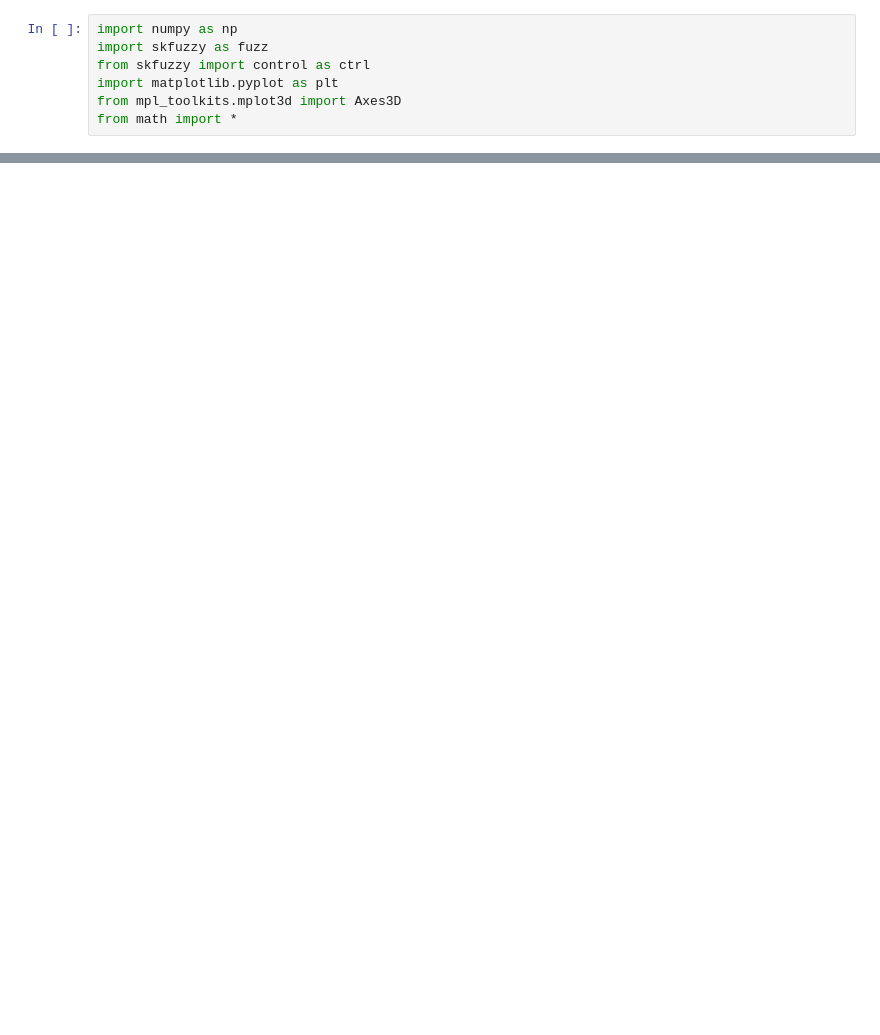
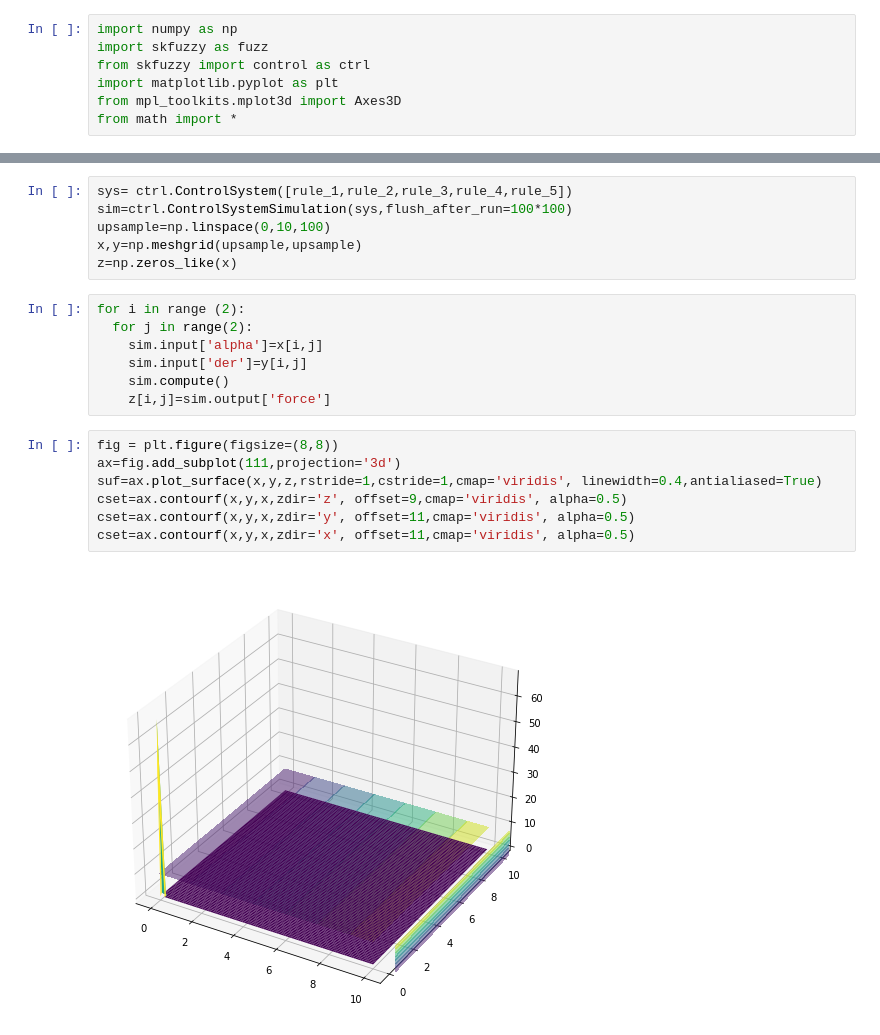
Before and after one commit to haviet12/Date_4_AI, a Jupyter notebook: con_lac_nguoc.ipynb, the cells around one changed output, grey strips where cells are left out. Drawn from its saved outputs; the diff is of its cells as text; blank space fills up the shorter version.

```diff
--- a/con_lac_nguoc.ipynb
+++ b/con_lac_nguoc.ipynb
@@ -59,0 +75,22 @@ force.view()
+# %%
+sys= ctrl.ControlSystem([rule_1,rule_2,rule_3,rule_4,rule_5])
+sim=ctrl.ControlSystemSimulation(sys,flush_after_run=100*100)
+upsample=np.linspace(0,10,100)
+x,y=np.meshgrid(upsample,upsample)
+z=np.zeros_like(x)
+# %%
+for i in range (2):
+  for j in range(2):
+    sim.input['alpha']=x[i,j]
+    sim.input['der']=y[i,j]
+    sim.compute()
+    z[i,j]=sim.output['force']
+# %%
+fig = plt.figure(figsize=(8,8))
+ax=fig.add_subplot(111,projection='3d')
+suf=ax.plot_surface(x,y,z,rstride=1,cstride=1,cmap='viridis', linewidth=0.4,antialiased=True)
+cset=ax.contourf(x,y,x,zdir='z', offset=9,cmap='viridis', alpha=0.5)
+cset=ax.contourf(x,y,x,zdir='y', offset=11,cmap='viridis', alpha=0.5)
+cset=ax.contourf(x,y,x,zdir='x', offset=11,cmap='viridis', alpha=0.5)
+# %% [output]
+[figure, added]
```
Also changed, not shown: parts of 6 cells of this notebook.
